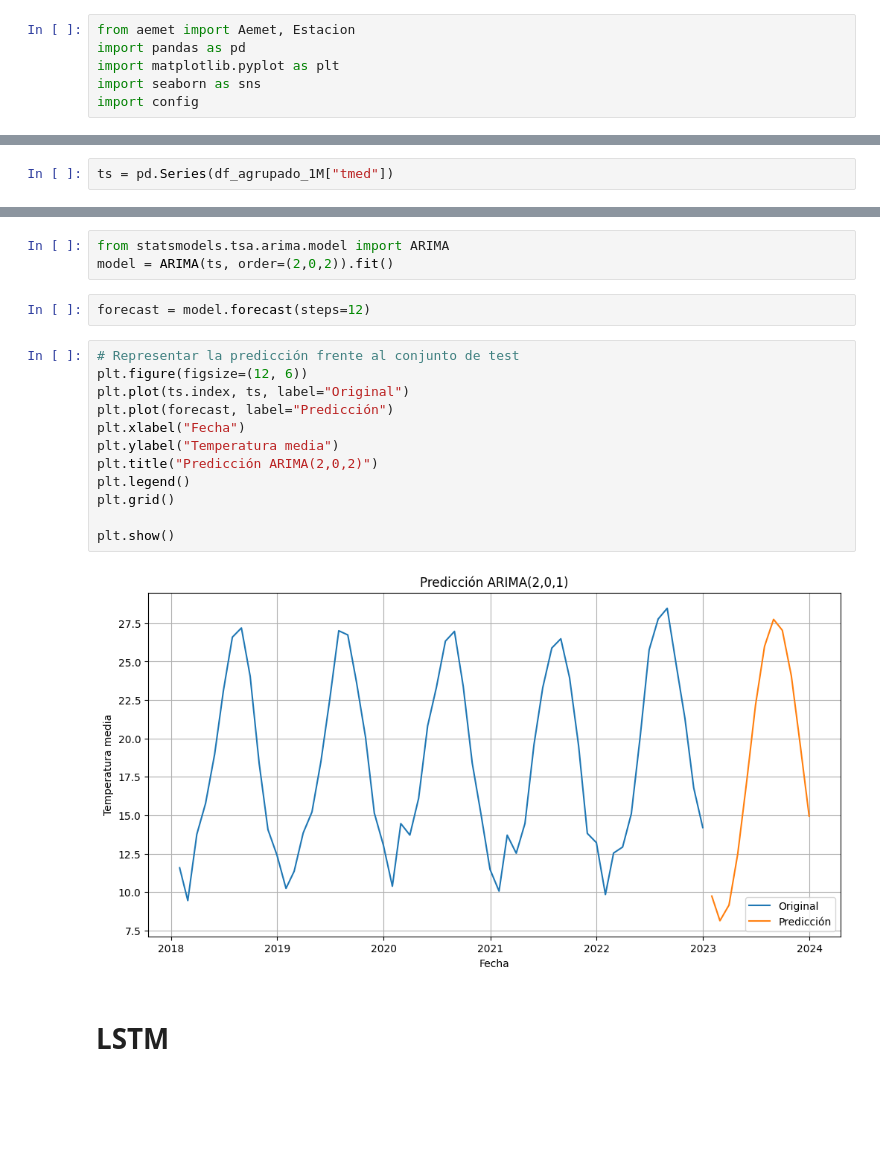
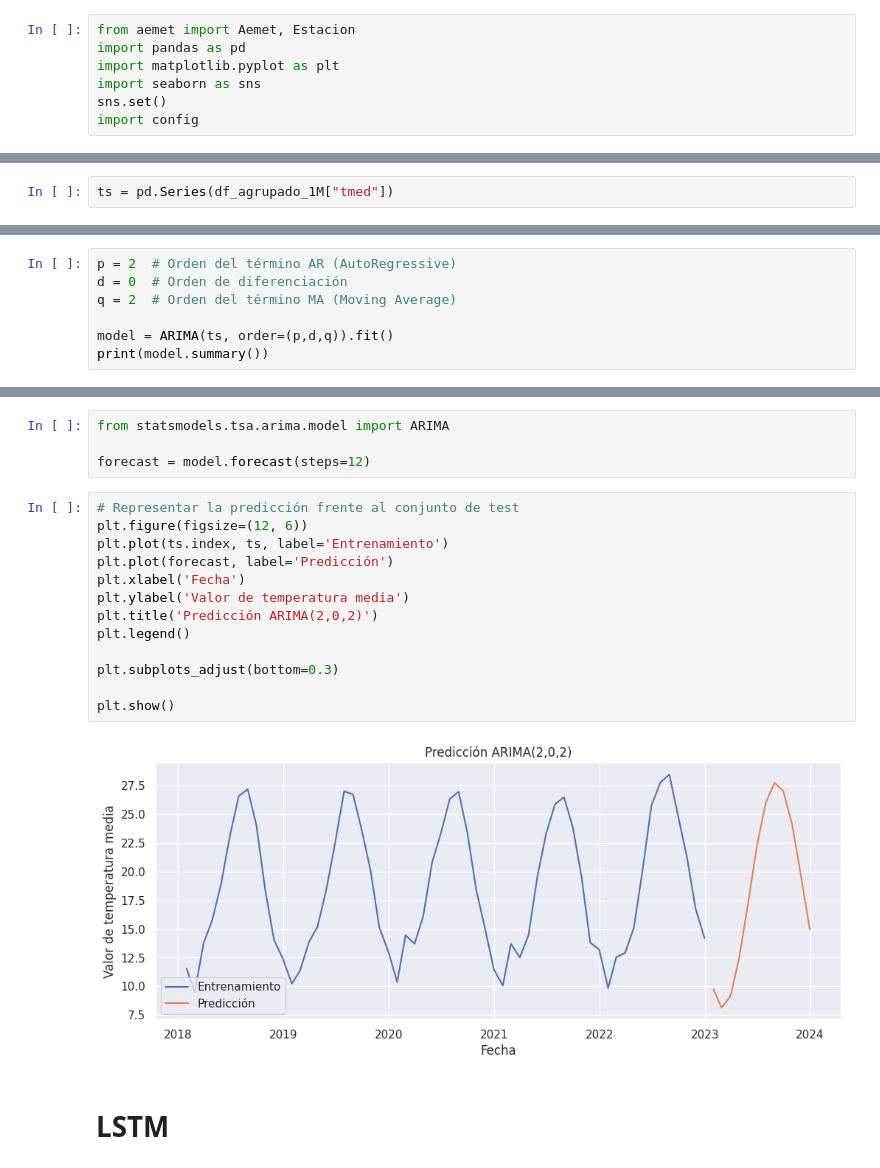
Before and after one commit to jmudy/weather-data-forecast, a Jupyter notebook: weather-data-forecast.ipynb, the cells around one changed output, grey strips where cells are left out. Drawn from its saved outputs; the diff is of its cells as text; blank space fills up the shorter version.

Commit message:
Update weather-data-forecast.ipynb
Primeras pruebas con ARIMA

```diff
--- a/weather-data-forecast.ipynb
+++ b/weather-data-forecast.ipynb
@@ -22,6 +22,7 @@ from aemet import Aemet, Estacion
 import pandas as pd
 import matplotlib.pyplot as plt
 import seaborn as sns
+sns.set()
 import config
 # %% [markdown]
 # Loading the dataset
@@ -214,0 +271,7 @@ Warnings:
+# %%
+p = 2  # Orden del término AR (AutoRegressive)
+d = 0  # Orden de diferenciación
+q = 2  # Orden del término MA (Moving Average)
+
+model = ARIMA(ts, order=(p,d,q)).fit()
+print(model.summary())
@@ -215,21 +296,21 @@ Warnings:
 # %%
 from statsmodels.tsa.arima.model import ARIMA
-model = ARIMA(ts, order=(2,0,2)).fit()
+
+forecast = model.forecast(steps=12)
-# %%
-forecast = model.forecast(steps=12)
 # %%
 # Representar la predicción frente al conjunto de test
 plt.figure(figsize=(12, 6))
-plt.plot(ts.index, ts, label="Original")
-plt.plot(forecast, label="Predicción")
-plt.xlabel("Fecha")
-plt.ylabel("Temperatura media")
-plt.title("Predicción ARIMA(2,0,2)")
+plt.plot(ts.index, ts, label='Entrenamiento')
+plt.plot(forecast, label='Predicción')
+plt.xlabel('Fecha')
+plt.ylabel('Valor de temperatura media')
+plt.title('Predicción ARIMA(2,0,2)')
 plt.legend()
-plt.grid()
+
+plt.subplots_adjust(bottom=0.3)
 
 plt.show()
 # %% [output]
-[figure, old version]
+[figure, new version]
 # %% [markdown]
 # LSTM
```
Also changed, not shown: parts of 14 cells of this notebook.
